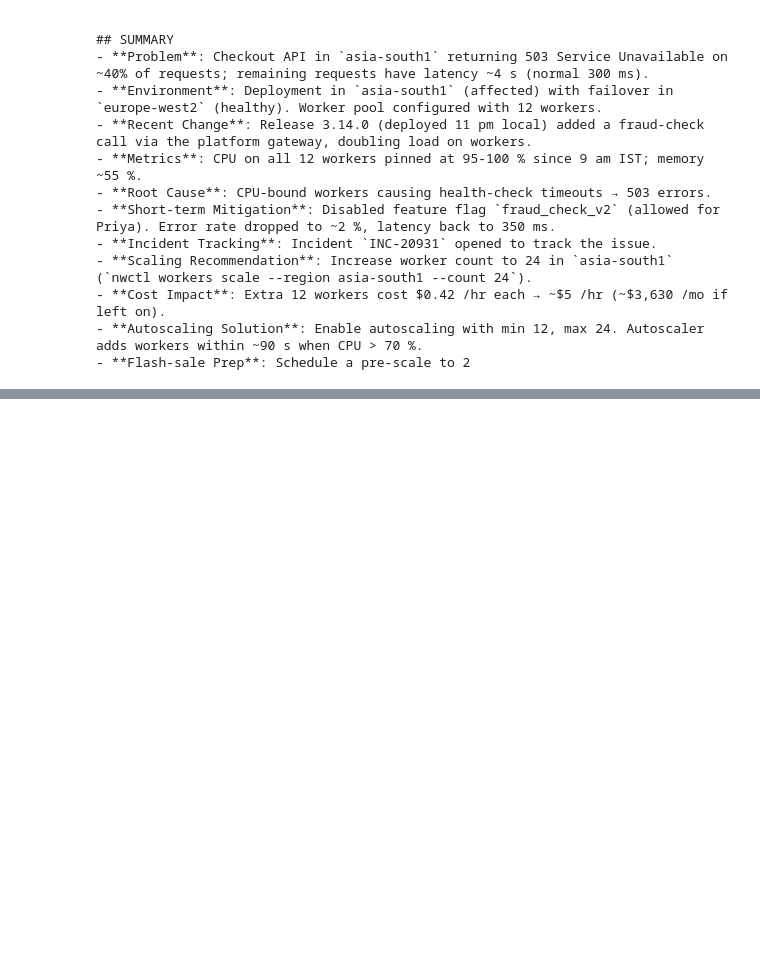
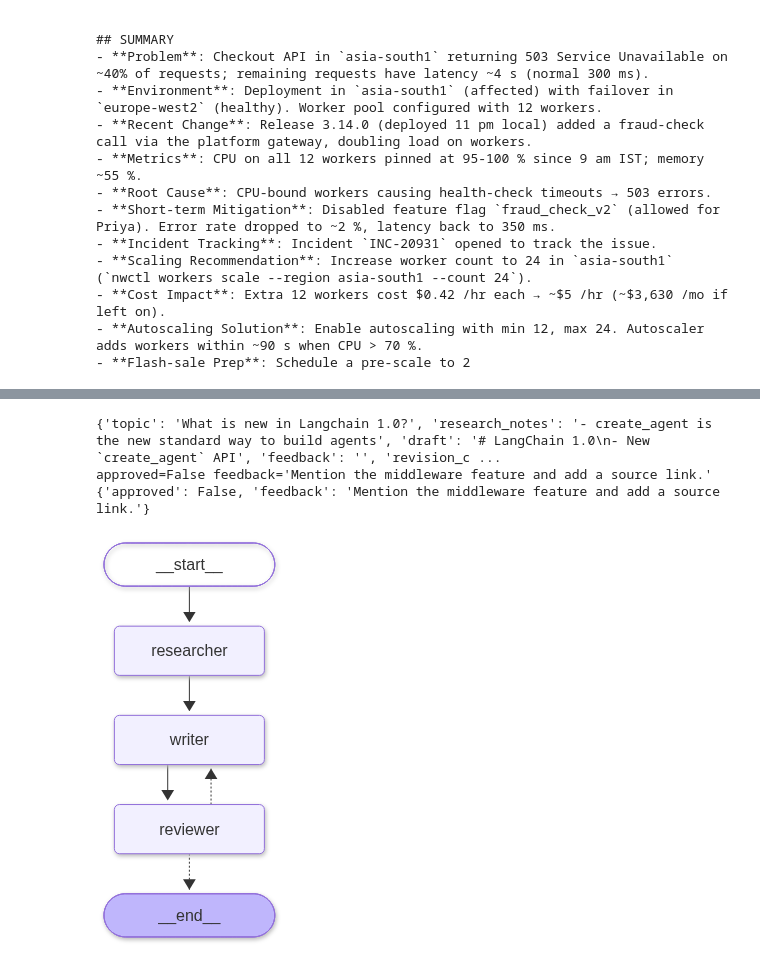
Before and after one commit to KiranNarayan18/langgraph-ideas, a Jupyter notebook: 02-Langgraph-components/01streaming.ipynb, the cells around one changed output, grey strips where cells are left out. Cells and saved outputs as stored; diff of their text form; code cells hidden in the pictures; blank space fills up the shorter version.

Commit message:
multi agent workflow

```diff
--- a/02-Langgraph-components/01streaming.ipynb
+++ b/02-Langgraph-components/01streaming.ipynb
@@ -451,0 +482,19 @@ Resolve the checkout API outage for Priya’s account (AC-77812) by addressing t
+# %%
+# What the graph state looks like halfway through (it is just a dict)
+example_state: ReleaseNoteState = {
+    "topic": "What is new in Langchain 1.0?",
+    "research_notes": "- create_agent is the new standard way to build agents",
+    "draft": "# LangChain 1.0\n- New `create_agent` API",
+    "feedback": "",
+    "revision_count": 1
+}
+print(example_state)
+
+# What the reviewer's structured output looks like
+example_review = Review(approved=False, feedback="Mention the middleware feature and add a source link.")
+print(example_review)
+print(example_review.model_dump())
+# %% [output]
+{'topic': 'What is new in Langchain 1.0?', 'research_notes': '- create_agent is the new standard way to build agents', 'draft': '# LangChain 1.0\n- New `create_agent` API', 'feedback': '', 'revision_c ...
+approved=False feedback='Mention the middleware feature and add a source link.'
+{'approved': False, 'feedback': 'Mention the middleware feature and add a source link.'}
@@ -451,0 +517,45 @@ Resolve the checkout API outage for Priya’s account (AC-77812) by addressing t
+# %%
+def research(state: ReleaseNoteState):
+    result = researcher_agent.invoke({'messages': [{'role':'user', 'content':state['topic']}]})
+    return {'research_notes': result['messages'][-1].content}
+
+
+def write(state: ReleaseNoteState):
+    request = f"Topic: {state['topic']}\n\nResearch notes:\n{state['research_notes']}"
+    if state.get('feedback'):
+        request += f"\n\nPrevious draft:\n{state['draft']}\n\nReviewer feedback to fix:\n{state['feedback']}"
+
+    result = writer_agent.invoke({'messages': [{'role': 'user', 'content': request}]})
+
+    return {"draft": result["messages"][-1].content, "revision_count": state.get("revision_count", 0) + 1}
+
+
+def review(state: ReleaseNoteState):
+    verdict = reviewer_model.invoke(
+        f"Review this release note against the research notes.\n\nResearch:\n{state['research_notes']}\n\nDraft:\n{state['draft']}"
+    )
+    return {"feedback": "" if verdict.approved else verdict.feedback}
+
+
+def approved_or_revise(state: ReleaseNoteState):
+    if state["feedback"] == "" or state["revision_count"] >= 3:
+        return END
+    return "writer"
+# %%
+team_builder = StateGraph(ReleaseNoteState)
+team_builder.add_node('researcher', research)
+team_builder.add_node('writer', write)
+team_builder.add_node('reviewer', review)
+
+
+team_builder.add_edge(START, 'researcher')
+team_builder.add_edge('researcher', 'writer')
+team_builder.add_edge('writer', 'reviewer')
+team_builder.add_conditional_edges('reviewer', approved_or_revise, ['writer', END])
+
+release_note_team = team_builder.compile()
+# %%
+from IPython.display import Image, display
+display(Image(release_note_team.get_graph().draw_mermaid_png()))
+# %% [output]
+[figure, added]
```
Also changed, not shown: parts of 5 cells of this notebook.
